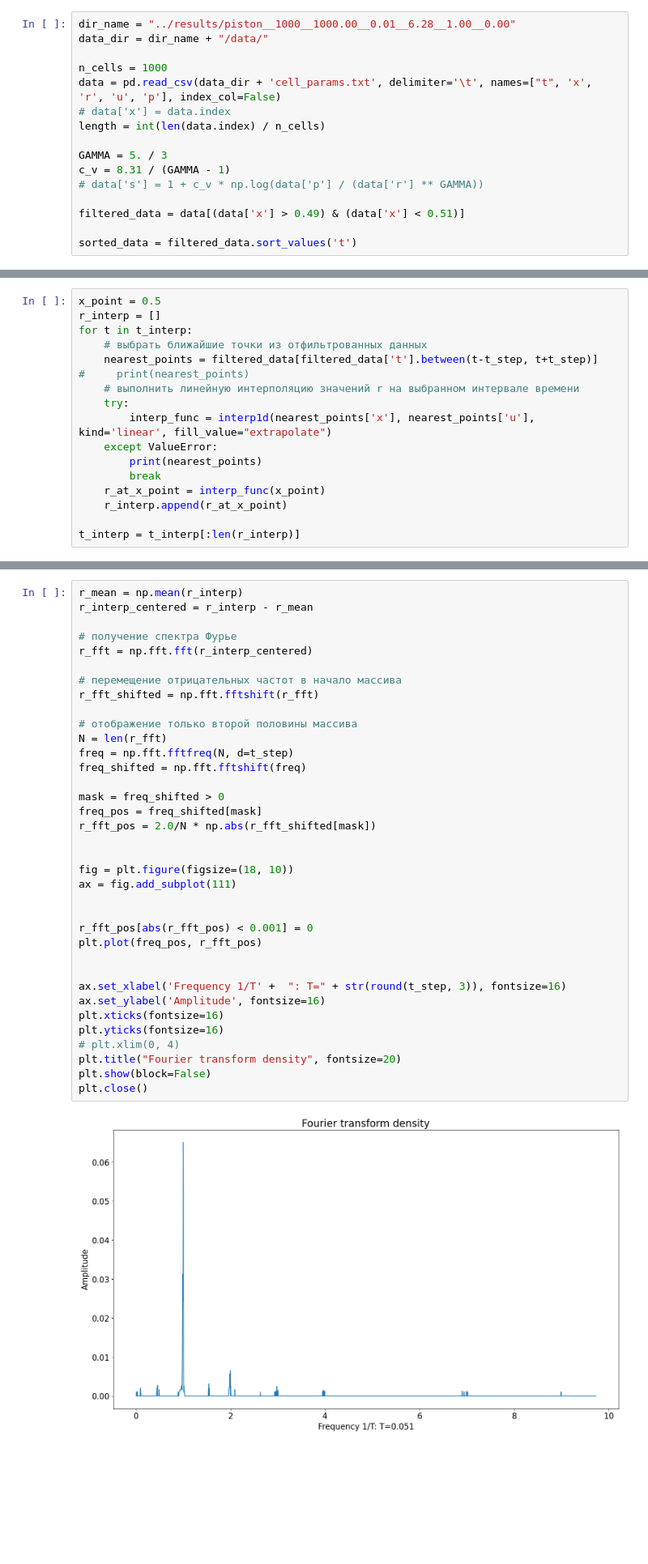
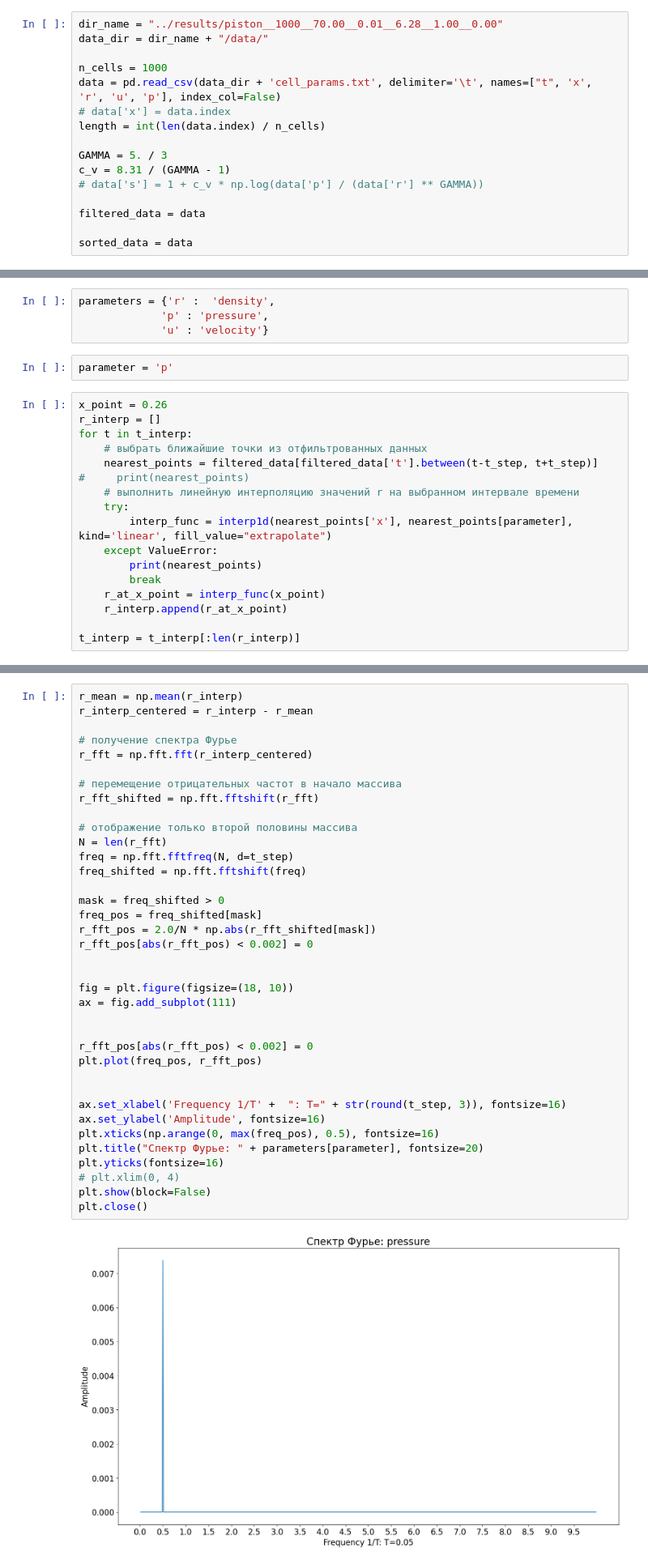
Before and after one commit to nelly125/CP_5th_course, a Jupyter notebook: Godunov_solver/Jupyter notebooks/Fourier transform.ipynb, the cells around one changed output, grey strips where cells are left out. Shown: that part at 81% size. Drawn from its saved outputs; the diff is of its cells as text; blank space fills up the shorter version.

```diff
--- a/Godunov_solver/Jupyter notebooks/Fourier transform.ipynb
+++ b/Godunov_solver/Jupyter notebooks/Fourier transform.ipynb
@@ -4,7 +4,7 @@ import pandas as pd
 from scipy.interpolate import interp1d
 import matplotlib.pyplot as plt
 # %%
-dir_name = "../results/piston__1000__1000.00__0.01__6.28__1.00__0.00"
+dir_name = "../results/piston__1000__70.00__0.01__6.28__1.00__0.00"
 data_dir = dir_name + "/data/"
 
 n_cells = 1000
@@ -16,6 +16,6 @@ GAMMA = 5. / 3
 c_v = 8.31 / (GAMMA - 1)
 # data['s'] = 1 + c_v * np.log(data['p'] / (data['r'] ** GAMMA))
 
-filtered_data = data[(data['x'] > 0.49) & (data['x'] < 0.51)]
+filtered_data = data
 
-sorted_data = filtered_data.sort_values('t')
+sorted_data = data
@@ -51,5 +43,11 @@ t_step
+# %%
+parameters = {'r' :  'density',
+             'p' : 'pressure',
+             'u' : 'velocity'}
+# %%
+parameter = 'p'
 # %%
-x_point = 0.5
+x_point = 0.26
 r_interp = []
 for t in t_interp:
     # выбрать ближайшие точки из отфильтрованных данных
@@ -57,7 +55,7 @@ for t in t_interp:
 #     print(nearest_points)
     # выполнить линейную интерполяцию значений r на выбранном интервале времени
     try:
-        interp_func = interp1d(nearest_points['x'], nearest_points['u'], kind='linear', fill_value="extrapolate")
+        interp_func = interp1d(nearest_points['x'], nearest_points[parameter], kind='linear', fill_value="extrapolate")
     except ValueError:
         print(nearest_points)
         break
@@ -91,34 +70,35 @@ r_interp_centered = r_interp - r_mean
 # получение спектра Фурье
 r_fft = np.fft.fft(r_interp_centered)
 
 # перемещение отрицательных частот в начало массива
 r_fft_shifted = np.fft.fftshift(r_fft)
 
 # отображение только второй половины массива
 N = len(r_fft)
 freq = np.fft.fftfreq(N, d=t_step)
 freq_shifted = np.fft.fftshift(freq)
 
 mask = freq_shifted > 0
 freq_pos = freq_shifted[mask]
 r_fft_pos = 2.0/N * np.abs(r_fft_shifted[mask])
+r_fft_pos[abs(r_fft_pos) < 0.002] = 0
 
 
 fig = plt.figure(figsize=(18, 10))
 ax = fig.add_subplot(111)
 
 
-r_fft_pos[abs(r_fft_pos) < 0.001] = 0
+r_fft_pos[abs(r_fft_pos) < 0.002] = 0
 plt.plot(freq_pos, r_fft_pos)
 
 
 ax.set_xlabel('Frequency 1/T' +  ": T=" + str(round(t_step, 3)), fontsize=16)
 ax.set_ylabel('Amplitude', fontsize=16)
-plt.xticks(fontsize=16)
+plt.xticks(np.arange(0, max(freq_pos), 0.5), fontsize=16)
+plt.title("Спектр Фурье: " + parameters[parameter], fontsize=20)
 plt.yticks(fontsize=16)
 # plt.xlim(0, 4)
-plt.title("Fourier transform density", fontsize=20)
 plt.show(block=False)
 plt.close()
 # %% [output]
-[figure, old version]
+[figure, new version]
```
Also changed, not shown: parts of 10 cells of this notebook, 15 other files.
